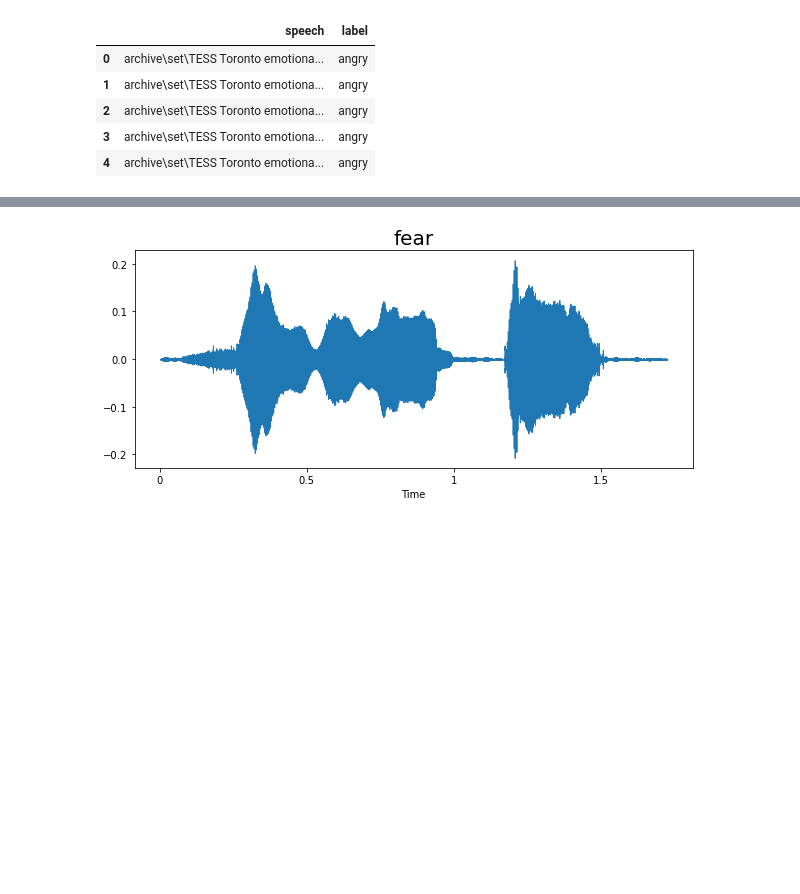
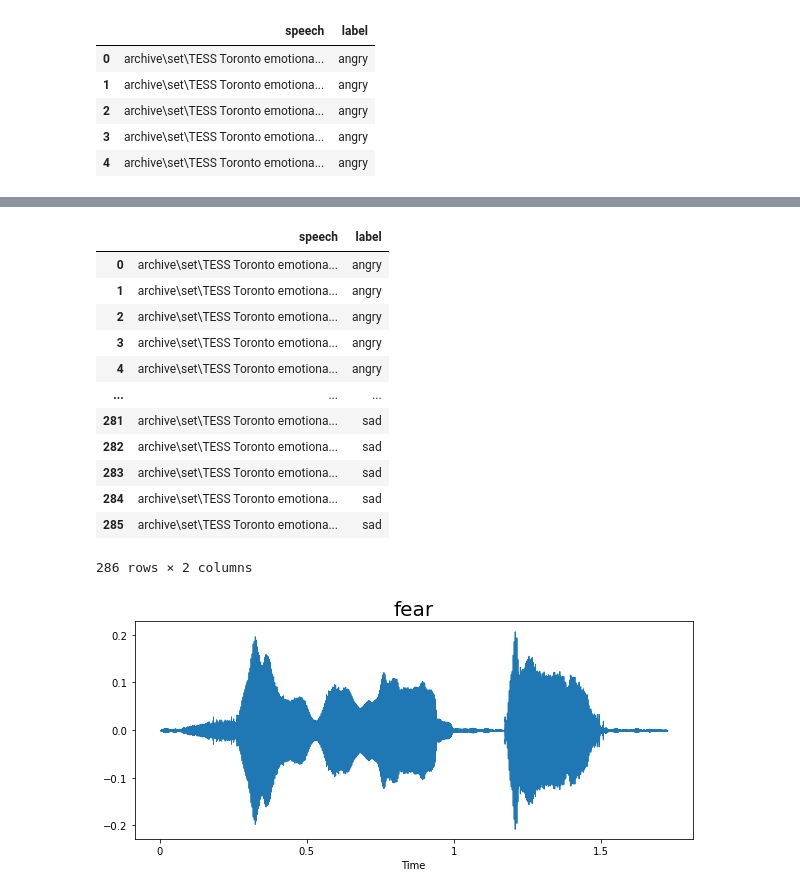
Before and after one commit to Kayak-2903/Bhavan-AIML, a Jupyter notebook: notebook6ae1f3992e.ipynb, the cells around one changed output, grey strips where cells are left out. Drawn from its saved outputs; the diff is of its cells as text; code cells hidden in the pictures; blank space fills up the shorter version.

```diff
--- a/notebook6ae1f3992e.ipynb
+++ b/notebook6ae1f3992e.ipynb
@@ -50,3 +67,19 @@ sns.countplot(df['label'])
+# %%
+df
+# %% [output]
+|  | speech | label |
+| 0 | archive\set\TESS Toronto emotiona... | angry |
+| 1 | archive\set\TESS Toronto emotiona... | angry |
+| 2 | archive\set\TESS Toronto emotiona... | angry |
+| 3 | archive\set\TESS Toronto emotiona... | angry |
+| 4 | archive\set\TESS Toronto emotiona... | angry |
+| ... | ... | ... |
+| 281 | archive\set\TESS Toronto emotiona... | sad |
+| 282 | archive\set\TESS Toronto emotiona... | sad |
+| 283 | archive\set\TESS Toronto emotiona... | sad |
+| 284 | archive\set\TESS Toronto emotiona... | sad |
+| 285 | archive\set\TESS Toronto emotiona... | sad |
+286 rows × 2 columns
 # %%
 def waveplot(data, sr, emotion):
     plt.figure(figsize=(10,4))
```
Also changed, not shown: parts of 3 cells of this notebook, 41 other files.
